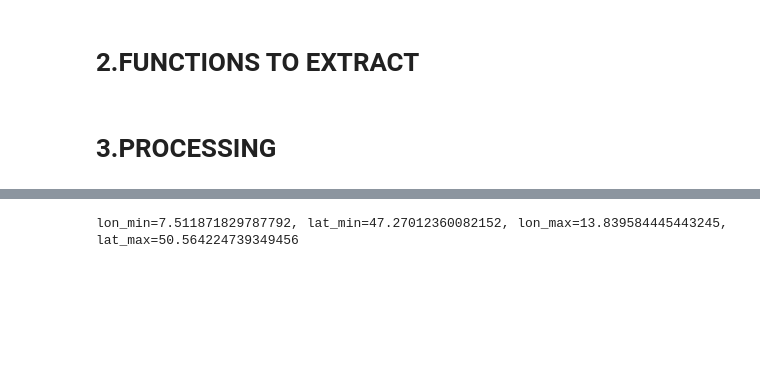
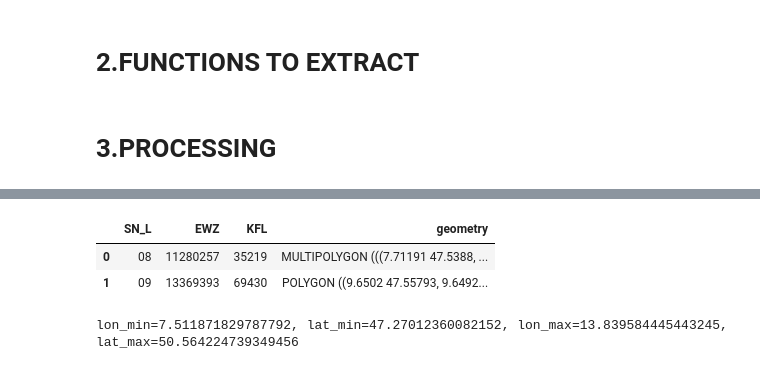
Before and after one commit to JErenci/ditto_v2, a Jupyter notebook: JupNB/gen_map_adm/extract_map_functions_extended.ipynb, the cells around one changed output, grey strips where cells are left out. Drawn from its saved outputs; the diff is of its cells as text; code cells hidden in the pictures; blank space fills up the shorter version.

```diff
--- a/JupNB/gen_map_adm/extract_map_functions_extended.ipynb
+++ b/JupNB/gen_map_adm/extract_map_functions_extended.ipynb
@@ -490,0 +524,12 @@ def gen_pdf_osm(lat_min, lon_min, lat_max, lon_max, args,
+# %%
+gdf_cm = gdf_census.groupby('SN_L').agg( \
+        {'EWZ':'sum',
+        'KFL' : 'sum',
+        'geometry': lambda x: x.geometry.union_all(),
+        }).set_geometry("geometry").set_crs(6933).to_crs(4326).reset_index()
+gdf_cm.head()
+# gdf_cm.union_all().bounds
+# %% [output]
+|  | SN_L | EWZ | KFL | geometry |
+| 0 | 08 | 11280257 | 35219 | MULTIPOLYGON (((7.71191 47.5388, ... |
+| 1 | 09 | 13369393 | 69430 | POLYGON ((9.6502 47.55793, 9.6492... |
```
Also changed, not shown: parts of 8 cells of this notebook, 2 other files.
